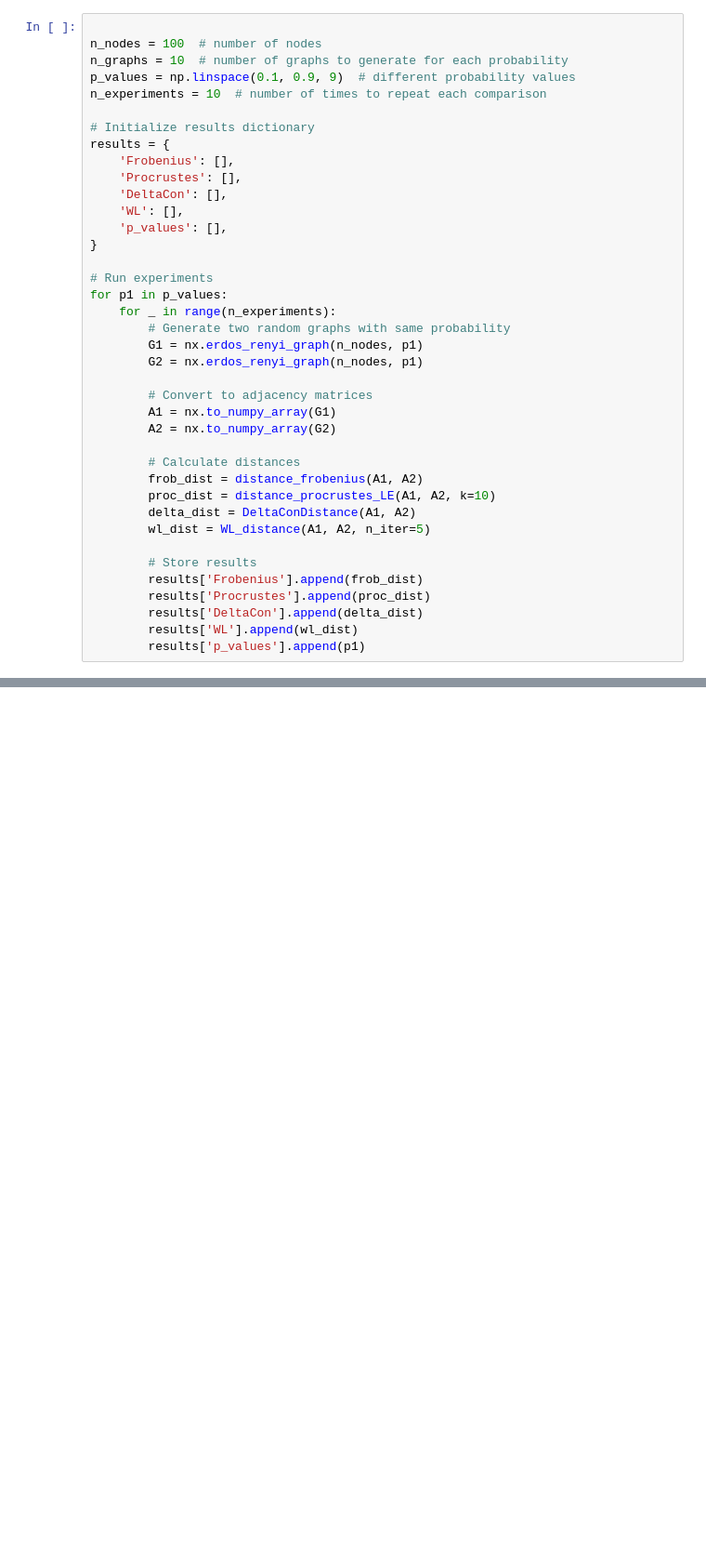
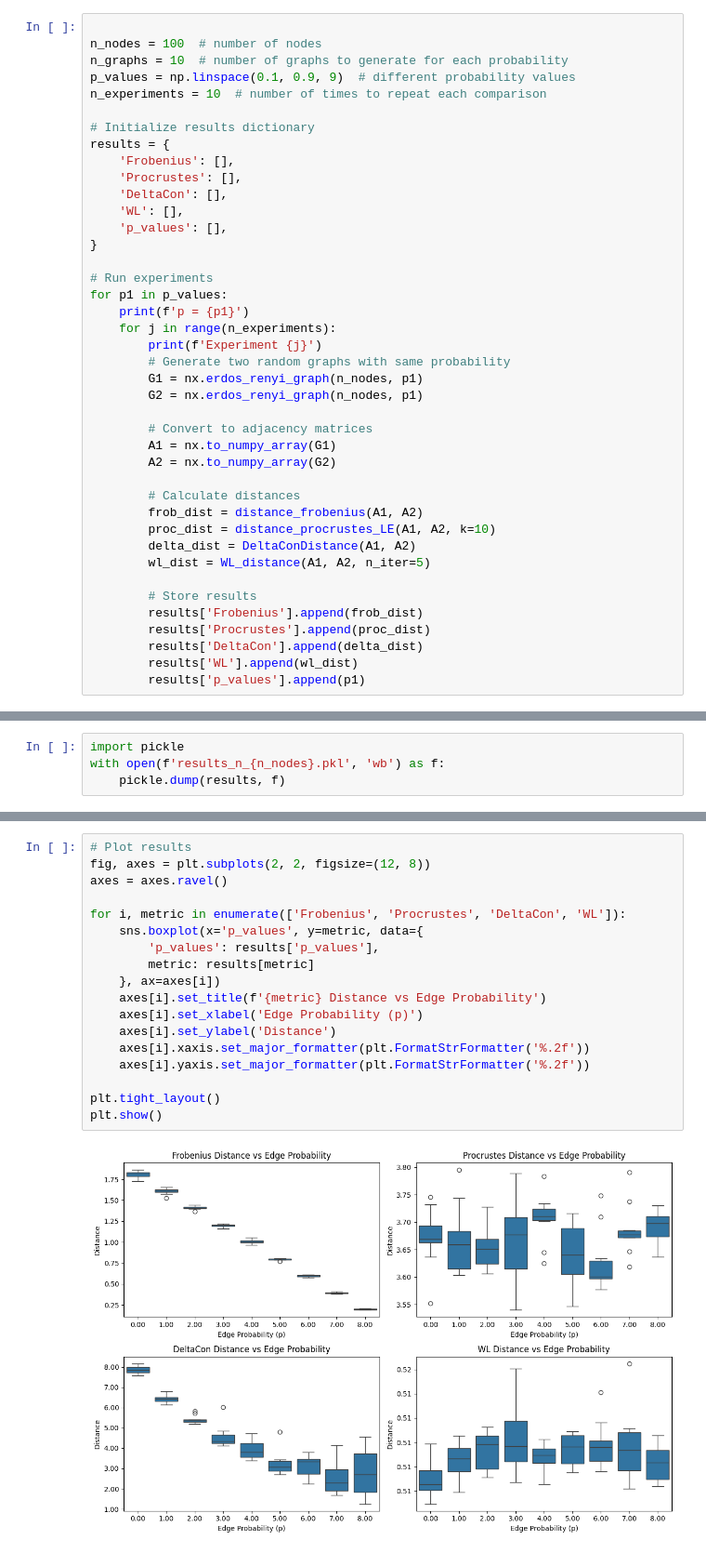
Before and after one commit to mbottoni/sgnn, a Jupyter notebook: notebooks/baselines.ipynb, the cells around one changed output, grey strips where cells are left out. Shown at 93% size. Cells and saved outputs as stored; diff of their text form; blank space fills up the shorter version.

Commit message:
initial experiment

```diff
--- a/notebooks/baselines.ipynb
+++ b/notebooks/baselines.ipynb
@@ -43,7 +41,9 @@ results = {
 
 # Run experiments
 for p1 in p_values:
-    for _ in range(n_experiments):
+    print(f'p = {p1}')
+    for j in range(n_experiments):
+        print(f'Experiment {j}')
         # Generate two random graphs with same probability
         G1 = nx.erdos_renyi_graph(n_nodes, p1)
         G2 = nx.erdos_renyi_graph(n_nodes, p1)
@@ -66,0 +87,4 @@ for p1 in p_values:
+# %%
+import pickle
+with open(f'results_n_{n_nodes}.pkl', 'wb') as f:
+    pickle.dump(results, f)
@@ -67 +108,21 @@ for p1 in p_values:
+# %%
+# Plot results
+fig, axes = plt.subplots(2, 2, figsize=(12, 8))
+axes = axes.ravel()
+
+for i, metric in enumerate(['Frobenius', 'Procrustes', 'DeltaCon', 'WL']):
+    sns.boxplot(x='p_values', y=metric, data={
+        'p_values': results['p_values'],
+        metric: results[metric]
+    }, ax=axes[i])
+    axes[i].set_title(f'{metric} Distance vs Edge Probability')
+    axes[i].set_xlabel('Edge Probability (p)')
+    axes[i].set_ylabel('Distance')
+    axes[i].xaxis.set_major_formatter(plt.FormatStrFormatter('%.2f'))
+    axes[i].yaxis.set_major_formatter(plt.FormatStrFormatter('%.2f'))
+
+plt.tight_layout()
+plt.show()
+# %% [output]
+[figure, added]
 # %%
```
Also changed, not shown: parts of 12 cells of this notebook.
